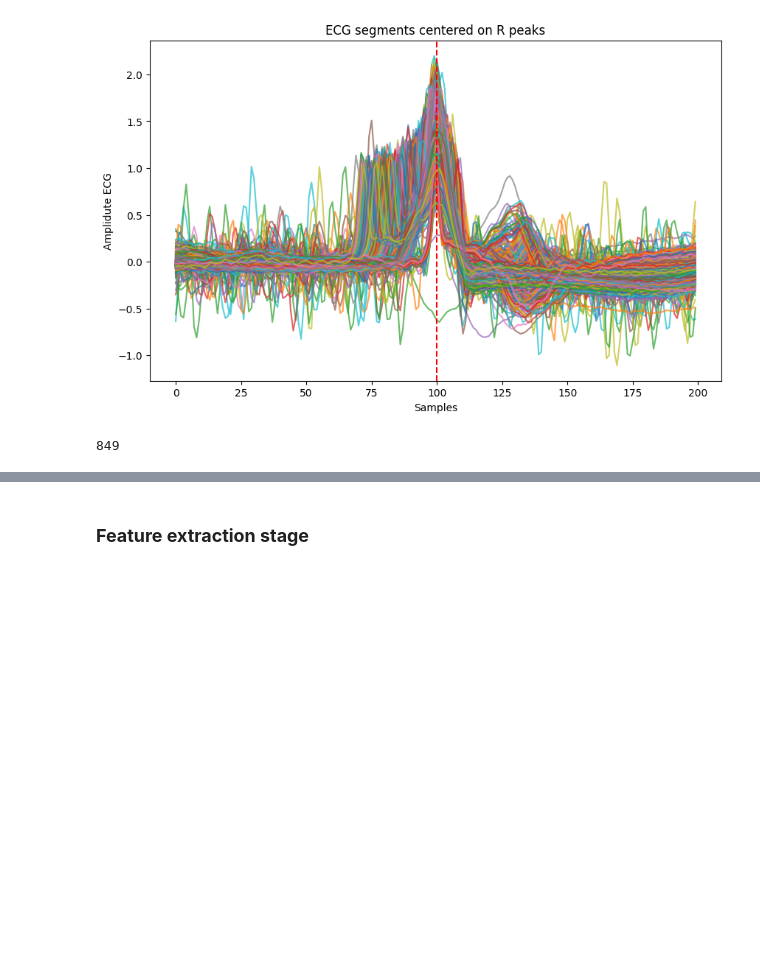
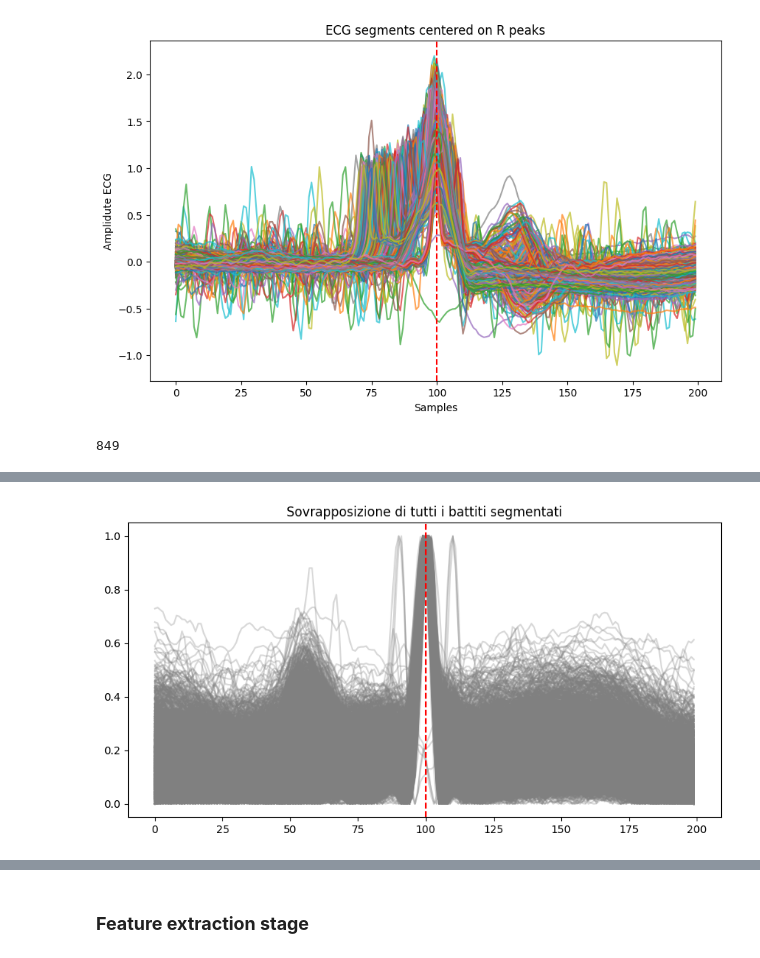
Before and after one commit to GiulioTaralli/Deep-Learning-Classification-MIT-BIH-Arrhythmia-Database, a Jupyter notebook: MIT_BIH_Arrhytmia_Classification.ipynb, the cells around one changed output, grey strips where cells are left out. Saved outputs shown, nothing was run; the diff lists cells and outputs as text; code cells hidden in the pictures; blank space fills up the shorter version.

```diff
--- a/MIT_BIH_Arrhytmia_Classification.ipynb
+++ b/MIT_BIH_Arrhytmia_Classification.ipynb
@@ -330,0 +403,16 @@ len(segments)
+# %%
+def filterBeatAnnotations(annotations, valid_beat_symbols):
+  # Filtra le annotazioni per tenere solo i battiti validi
+  valid_indices = [i for i, s in enumerate(annotations.symbol) if s in valid_beat_symbols]
+  filtered_samples = annotations.sample[valid_indices]  # Posizioni dei battiti
+  filtered_symbols = np.array(annotations.symbol)[valid_indices]  # Etichette dei battiti
+  return filtered_symbols, filtered_samples
+  #print(f"Numero di battiti trovati: {len(filtered_symbols)}")
+# %%
+def signalFiltering(raw_signal):
+  # High-pass filter
+  filteredHighPassSignal = high_pass_filter(raw_signal)
+  # Notch filter
+  filteredNotchSignal = notchFilter(filteredHighPassSignal)
+  # Low-pass filter
+  return low_pass_filter(filteredNotchSignal)
@@ -330,0 +450,8 @@ len(segments)
+# %%
+def normalizationProcess(raw_segments, scaler):
+  normalized_beats = []
+  for raw_segment in raw_segments:
+    normalized_segment = scaler.fit_transform(np.array(raw_segment).reshape(-1, 1)).reshape(-1)
+    normalized_beats.append(normalized_segment)
+
+  return normalized_beats
@@ -330,0 +508,9 @@ len(segments)
+# %%
+plt.figure(figsize=(10, 5))
+for segment in patients_data[40].get('beats'):
+  plt.plot(segment, color="gray", alpha=0.3)  # Transparency for overlay
+plt.axvline(x=window_size // 2, color='r', linestyle='--')  # Center
+plt.title("Sovrapposizione di tutti i battiti segmentati")
+plt.show()
+# %% [output]
+[figure, added]
```
Also changed, not shown: parts of 44 cells of this notebook, 2 other files.
